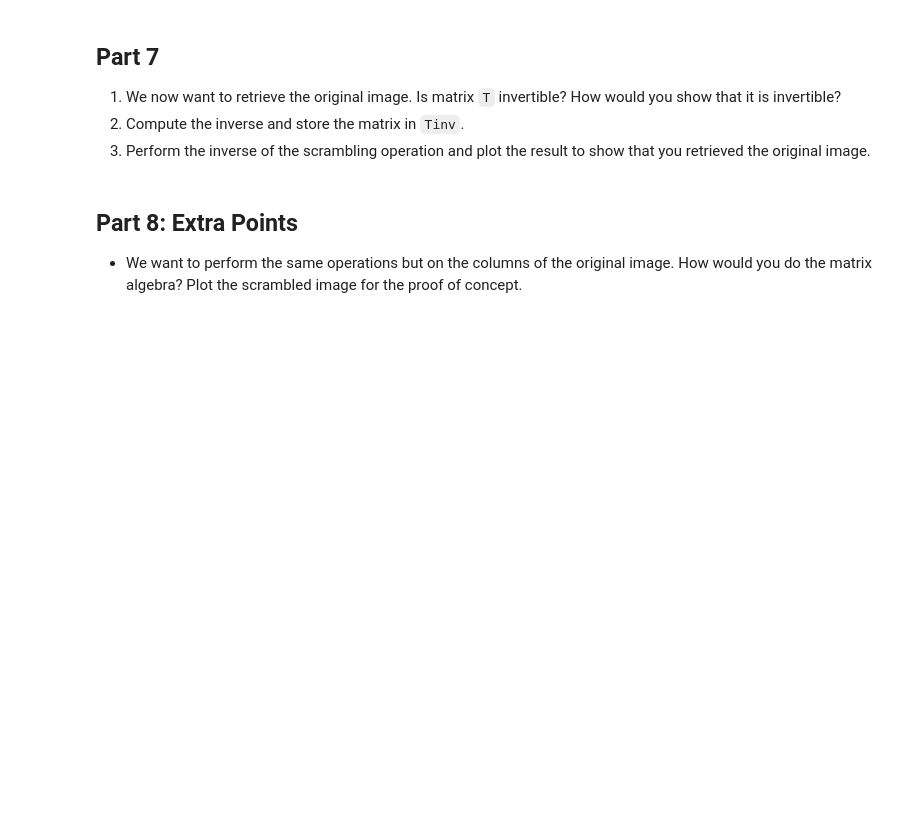
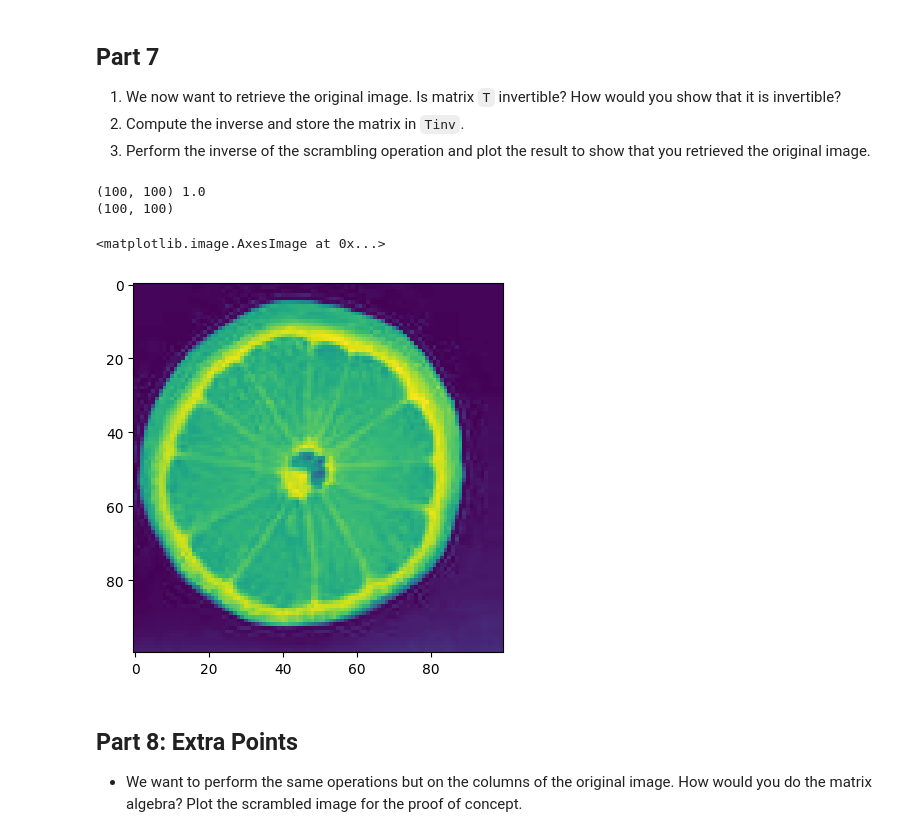
Before and after one commit to bryanl1/pattern-recognition, a Jupyter notebook: HW1/HW1.ipynb, the cells around one changed output. Drawn from its saved outputs; the diff is of its cells as text; code cells hidden in the pictures; blank space fills up the shorter version.

```diff
--- a/HW1/HW1.ipynb
+++ b/HW1/HW1.ipynb
@@ -97,6 +260,26 @@ We are going to use `identity_matrix` to scramble the rows and columns of `img_a
 1. We now want to retrieve the original image. Is matrix `T` invertible? How would you show that it is invertible?
 2. Compute the inverse and store the matrix in `Tinv`.
 3. Perform the inverse of the scrambling operation and plot the result to show that you retrieved the original image.
+# %%
+#1. Finding if a matrix is invertible
+# A matrix is invertible if there is another matrix such that matmul AB and BA is the identity I
+# A straightforward way to check for invertibility is to calculate the determinant.
+# A nonzero determinant means a matrix is invertible maybe.
+determinant = np.linalg.det(T)
+print(T.shape, determinant)
+
+#2. Computing the inverse matrix Tinv
+Tinv = np.linalg.inv(T)
+
+#3. Inverse scrambling operation, the original image is retrieved
+print(Tinv.shape)
+unscrambled_img = Tinv@transformed_image
+plt.imshow(unscrambled_img)
+# %% [output]
+(100, 100) 1.0
+(100, 100)
+<matplotlib.image.AxesImage at 0x...>
+[figure, added]
 # %% [markdown]
 ## Part 8: Extra Points
 
```
Also changed, not shown: parts of 14 cells of this notebook, 1 other file.
